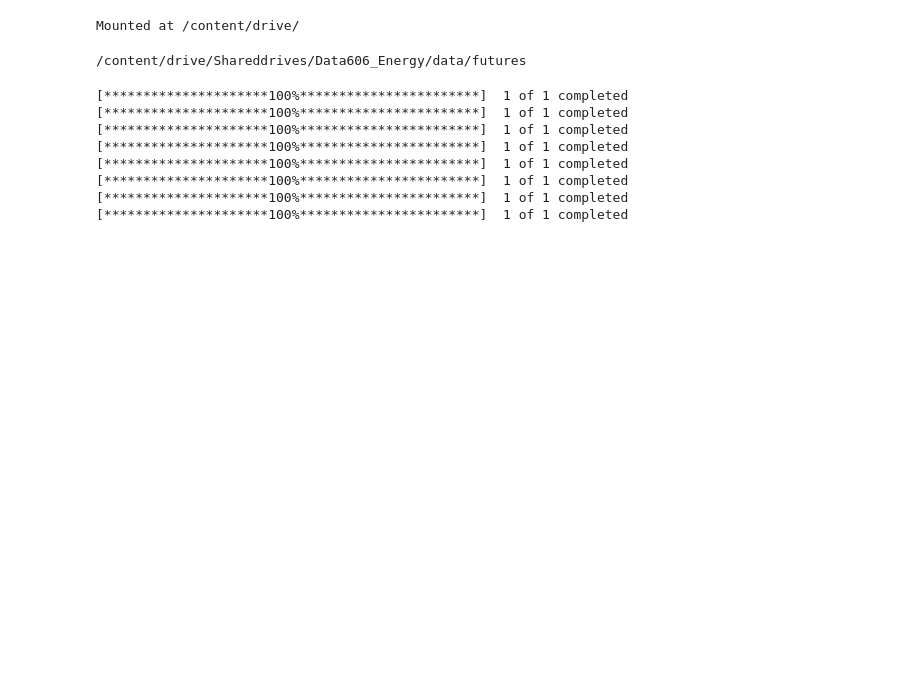
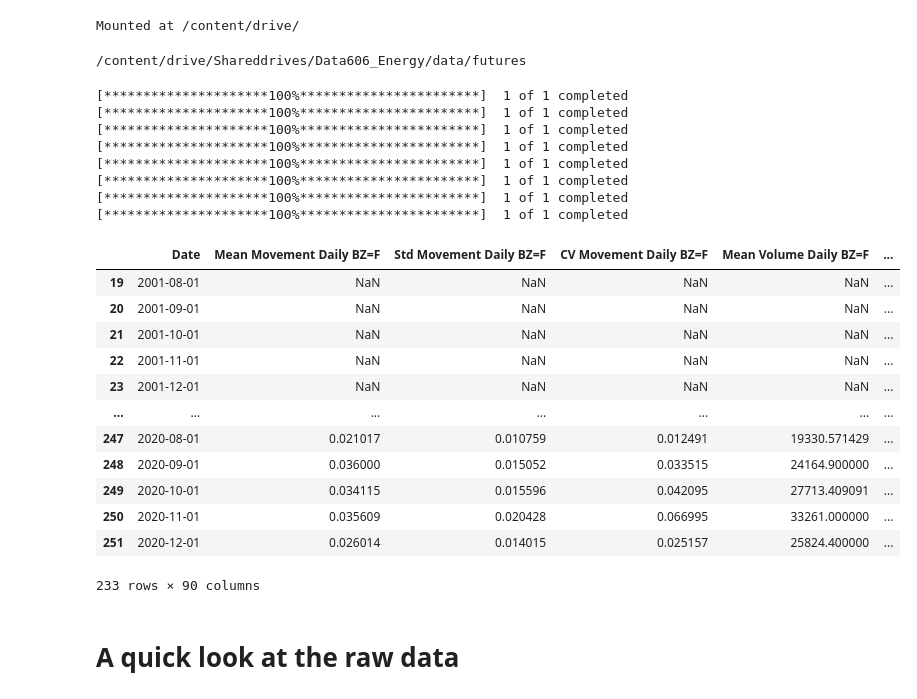
Before and after one commit to harperd17/energy_volatility_prediction, a Jupyter notebook: notebooks/Data Ingestion/Futures_Data_Ingestion.ipynb, the cells around one changed output. Drawn from its saved outputs; the diff is of its cells as text; code cells hidden in the pictures; blank space fills up the shorter version.

```diff
--- a/notebooks/Data Ingestion/Futures_Data_Ingestion.ipynb
+++ b/notebooks/Data Ingestion/Futures_Data_Ingestion.ipynb
@@ -43,8 +29,10 @@ def get_futures_summaries(data,column_addition_string):
   unique_years = list(range(2000,2022))#data['year'].unique()
   mean_movement = []
   std_movement = []
+  cv_movement = []
   mean_volume = []
   std_volume = []
+  cv_volume = []
   # mean_open_interest = []
   # std_open_interest = []
   dates = []
@@ -55,9 +43,12 @@ def get_futures_summaries(data,column_addition_string):
       # get the average price movement within a day
       mean_movement.append(((data_year_month['High']-data_year_month['Low'])/data_year_month['Open']).mean())
       std_movement.append(((data_year_month['High']-data_year_month['Low'])/data_year_month['Open']).std())
+      cv_movement.append(data_year_month['Close'].std()/data_year_month['Close'].mean())
       mean_volume.append(data_year_month['Volume'].mean())
       std_volume.append(data_year_month['Volume'].std())
-  return {'Date':dates,'Mean Movement'+column_addition_string:mean_movement,'Std Movement'+column_addition_string:std_movement,'Mean Volume'+column_addition_string:mean_volume,'Std Volume'+column_addition_string:std_volume}#, 'Mean Open Interest'+column_addition_string:mean_open_interest,'Std Open Interest'+column_addition_string:std_open_interest}
+      cv_volume.append(data_year_month['Volume'].std()/data_year_month['Volume'].mean())
+  return {'Date':dates,'Mean Movement'+column_addition_string:mean_movement,'Std Movement'+column_addition_string:std_movement,'CV Movement'+column_addition_string:cv_movement,
+          'Mean Volume'+column_addition_string:mean_volume,'Std Volume'+column_addition_string:std_volume,'CV Volume'+column_addition_string:cv_volume}#, 'Mean Open Interest'+column_addition_string:mean_open_interest,'Std Open Interest'+column_addition_string:std_open_interest}
 # %%
 symbol_summaries = []
 symbols_daily_data = []
@@ -106,0 +98,42 @@ grand_data_frame.to_csv('futures_data.csv',index=False)
+# %%
+# here I am creating a standardized data set that it standardized based on rolling means and rolling standard deviations
+# the reason for doing this is that for many of these contracts, the average volume increases as time goes on. However, we want to
+# know about the impact of volume that is above or below the normal ammount
+data_standardized = grand_data_frame.copy()
+period = 12#period = 21
+for col in data_standardized.columns:
+  # standardize the columns which have monthly average to be (avg - rollinging avg)/(rolling std)
+  if 'Mean' in col:
+    # how the mean of each month/year compare to the means of the last "period" number of months in comparison to the last "period" of months' standard deviations in the underlying column (either price movement or volume)
+    # create a column that is the average for that (month - moving average of monthly averages)/(moving average of monthly standard deviations)
+    data_standardized[col+' Standardized'] = (data_standardized[col] - data_standardized[col].rolling(period).mean())/data_standardized[col.replace('Mean','Std')].rolling(period).mean()
+  # standardize the columns which have monthly standard deviation to be (std - rolling mean of std)/(rolling std)
+  if 'Std' in col:
+    # how the standard deviation compare to the previous "period" number of months - is the variation in the underlying data (either price movement or volume) higher or lower than expected
+    data_standardized[col+' Standardized'] = (data_standardized[col]-data_standardized[col].rolling(period).mean())/data_standardized[col].rolling(period).std()
+# %%
+# I also want to include some variables for the coefficient of variances
+for ticker in ['BZ=F','NG=F','CL=F','HO=F']:
+  # another set where the CV is for the rolling values from the past  "period" number of months
+  data_standardized['CV Movement Rolling '+ticker] = data_standardized['Std Movement Daily '+ticker].rolling(period).std()/data_standardized['Mean Movement Daily '+ticker].rolling(period).mean()
+  data_standardized['CV Volume Rolling '+ticker] = data_standardized['Std Volume Daily '+ticker].rolling(period).std()/data_standardized['Mean Volume Daily '+ticker].rolling(period).mean()
+# %%
+data_standardized.index = data_standardized['Date']
+data_standardized['Year'] = data_standardized.index.year
+data_standardized = data_standardized.reset_index(drop=True)
+# %%
+data_standardized[~data_standardized['Mean Volume Weekly HO=F Standardized'].isnull()]
+# %% [output]
+|  | Date | Mean Movement Daily BZ=F | Std Movement Daily BZ=F | CV Movement Daily BZ=F | Mean Volume Daily BZ=F | ... |
+| 19 | 2001-08-01 | NaN | NaN | NaN | NaN | ... |
+| 20 | 2001-09-01 | NaN | NaN | NaN | NaN | ... |
+| 21 | 2001-10-01 | NaN | NaN | NaN | NaN | ... |
+| 22 | 2001-11-01 | NaN | NaN | NaN | NaN | ... |
+| 23 | 2001-12-01 | NaN | NaN | NaN | NaN | ... |
+| ... | ... | ... | ... | ... | ... | ... |
+| 247 | 2020-08-01 | 0.021017 | 0.010759 | 0.012491 | 19330.571429 | ... |
+| 248 | 2020-09-01 | 0.036000 | 0.015052 | 0.033515 | 24164.900000 | ... |
+| 249 | 2020-10-01 | 0.034115 | 0.015596 | 0.042095 | 27713.409091 | ... |
+| 250 | 2020-11-01 | 0.035609 | 0.020428 | 0.066995 | 33261.000000 | ... |
+| 251 | 2020-12-01 | 0.026014 | 0.014015 | 0.025157 | 25824.400000 | ... |
+233 rows × 90 columns
@@ -107 +142,3 @@ grand_data_frame.to_csv('futures_data.csv',index=False)
+# %% [markdown]
+# A quick look at the raw data
 # %%
```
Also changed, not shown: parts of 6 cells of this notebook.
